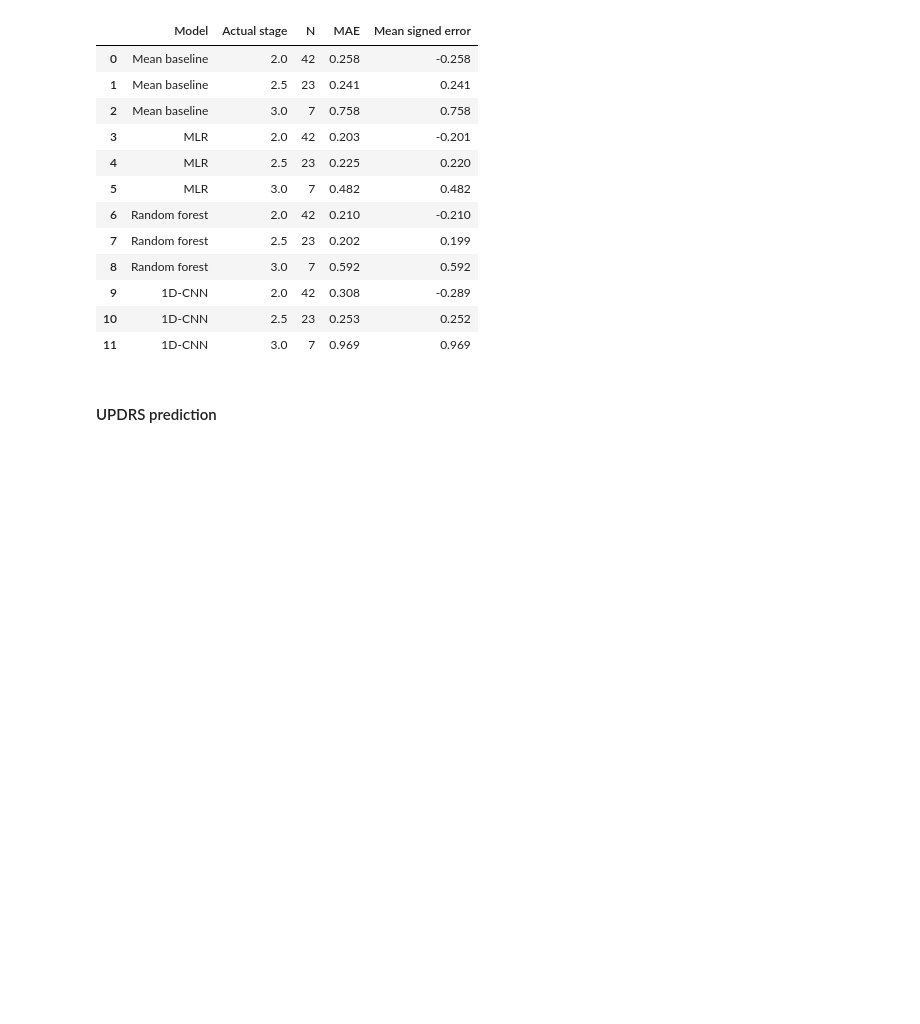
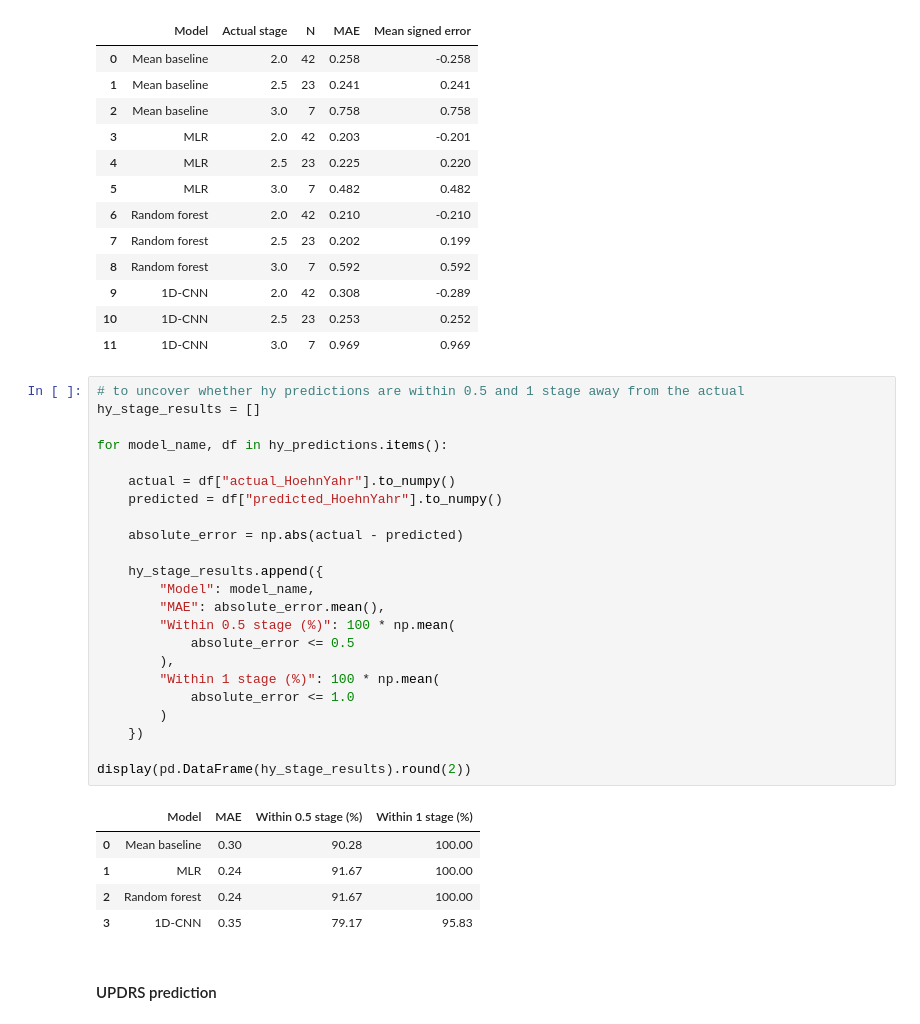
Before and after one commit to yenfay/it1244-project, a Jupyter notebook: notebooks/results.ipynb, the cells around one changed output. Saved outputs shown, nothing was run; the diff lists cells and outputs as text; blank space fills up the shorter version.

```diff
--- a/notebooks/results.ipynb
+++ b/notebooks/results.ipynb
@@ -507,6 +507,35 @@ display(hy_errors.round(3))
 | 9 | 1D-CNN | 2.0 | 42 | 0.308 | -0.289 |
 | 10 | 1D-CNN | 2.5 | 23 | 0.253 | 0.252 |
 | 11 | 1D-CNN | 3.0 | 7 | 0.969 | 0.969 |
+# %%
+# to uncover whether hy predictions are within 0.5 and 1 stage away from the actual
+hy_stage_results = []
+
+for model_name, df in hy_predictions.items():
+
+    actual = df["actual_HoehnYahr"].to_numpy()
+    predicted = df["predicted_HoehnYahr"].to_numpy()
+
+    absolute_error = np.abs(actual - predicted)
+
+    hy_stage_results.append({
+        "Model": model_name,
+        "MAE": absolute_error.mean(),
+        "Within 0.5 stage (%)": 100 * np.mean(
+            absolute_error <= 0.5
+        ),
+        "Within 1 stage (%)": 100 * np.mean(
+            absolute_error <= 1.0
+        )
+    })
+
+display(pd.DataFrame(hy_stage_results).round(2))
+# %% [output]
+|  | Model | MAE | Within 0.5 stage (%) | Within 1 stage (%) |
+| 0 | Mean baseline | 0.30 | 90.28 | 100.00 |
+| 1 | MLR | 0.24 | 91.67 | 100.00 |
+| 2 | Random forest | 0.24 | 91.67 | 100.00 |
+| 3 | 1D-CNN | 0.35 | 79.17 | 95.83 |
 # %% [markdown]
 #### UPDRS prediction
 # %%
```
